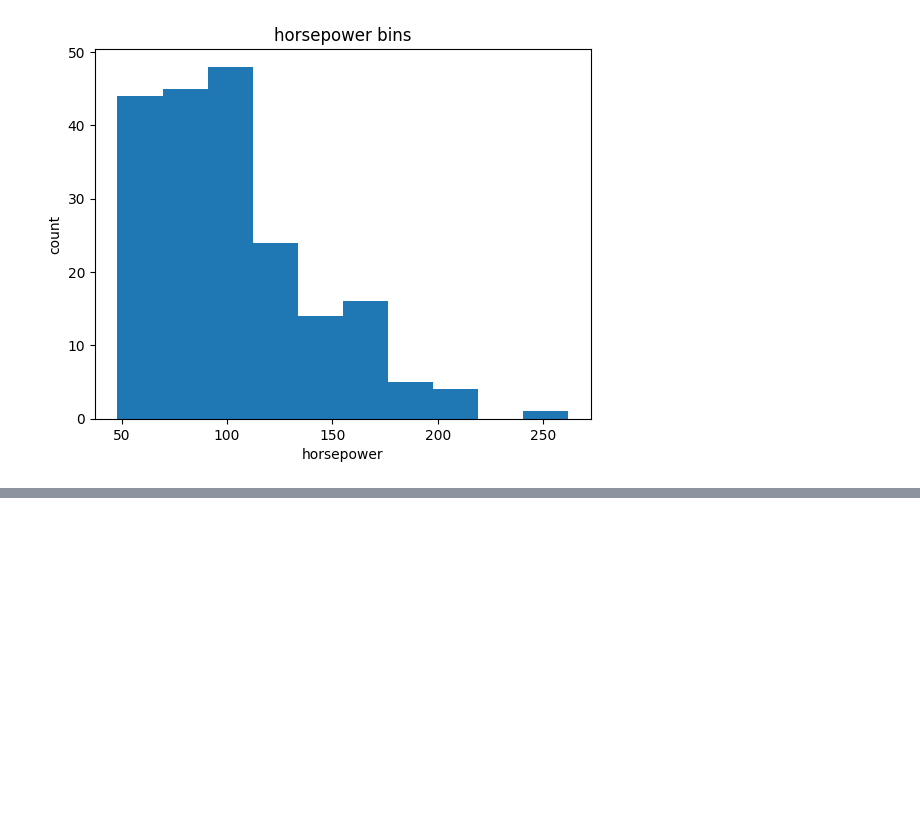
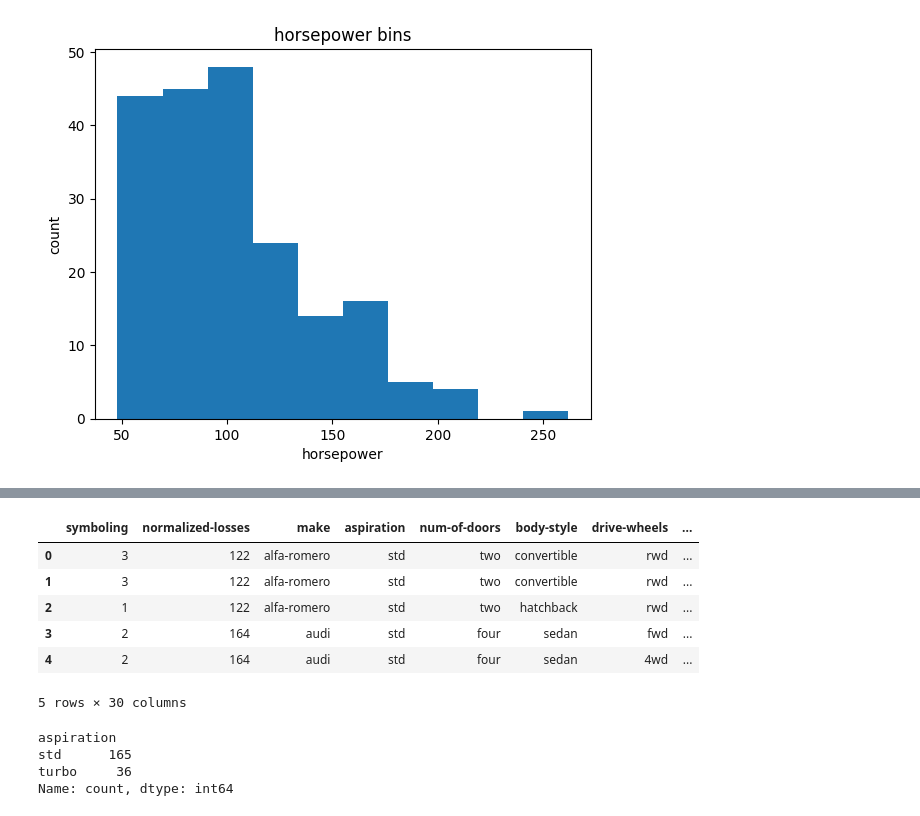
Before and after one commit to KRIS2HNA/AUTOMOBILE-PRICE-PREDICTION, a Jupyter notebook: auto-reg.ipynb, the cells around one changed output, grey strips where cells are left out. Drawn from its saved outputs; the diff is of its cells as text; code cells hidden in the pictures; blank space fills up the shorter version.

```diff
--- a/auto-reg.ipynb
+++ b/auto-reg.ipynb
@@ -570,0 +643,5 @@ Text(0.5, 1.0, 'horsepower bins')
+# %%
+#indicator variables/dummy variables
+#is a numerical variables used to label catoggories
+dummy_variable_1 = pd.get_dummies(df['fuel-type'])
+dummy_variable_1.sample(5)
@@ -570,0 +655,3 @@ Text(0.5, 1.0, 'horsepower bins')
+# %%
+dummy_variable_1.rename(columns={'gas':'fuel-type-gas', 'diesel':'fuel-type-diesel'},inplace= True)
+dummy_variable_1.head()
@@ -570,0 +665,15 @@ Text(0.5, 1.0, 'horsepower bins')
+# %%
+#merge data frame "df" and "dummy_variable_1"
+df = pd.concat([df, dummy_variable_1], axis = 1)
+# drop original column "fuel-type" from "df"
+df.drop('fuel-type', axis = 1, inplace= True)
+# %%
+df.head()
+# %% [output]
+|  | symboling | normalized-losses | make | aspiration | num-of-doors | body-style | drive-wheels | ... |
+| 0 | 3 | 122 | alfa-romero | std | two | convertible | rwd | ... |
+| 1 | 3 | 122 | alfa-romero | std | two | convertible | rwd | ... |
+| 2 | 1 | 122 | alfa-romero | std | two | hatchback | rwd | ... |
+| 3 | 2 | 164 | audi | std | four | sedan | fwd | ... |
+| 4 | 2 | 164 | audi | std | four | sedan | 4wd | ... |
+5 rows × 30 columns
@@ -570,0 +690,7 @@ Text(0.5, 1.0, 'horsepower bins')
+# %%
+df['aspiration'].value_counts()
+# %% [output]
+aspiration
+std      165
+turbo     36
+Name: count, dtype: int64
```
Also changed, not shown: parts of 21 cells of this notebook.
